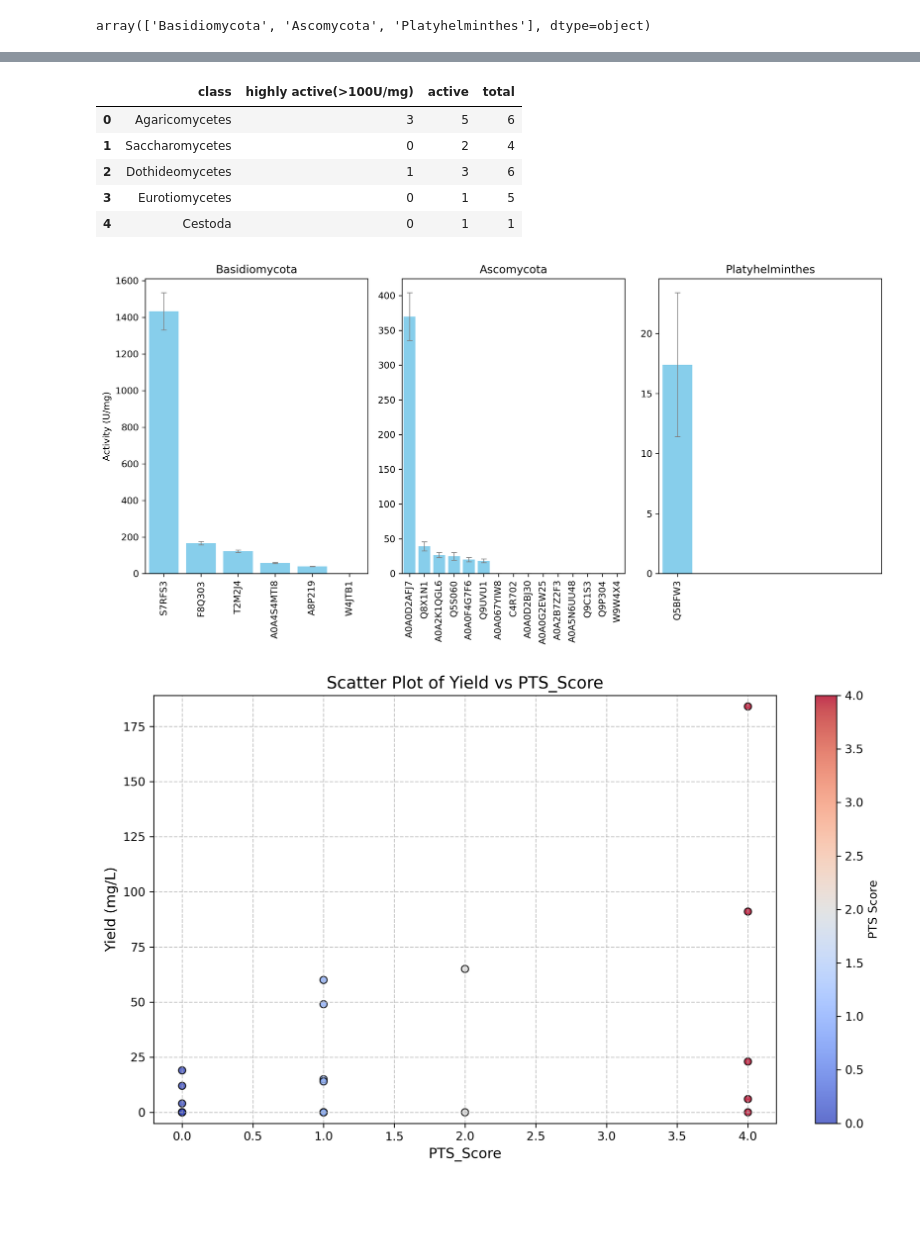
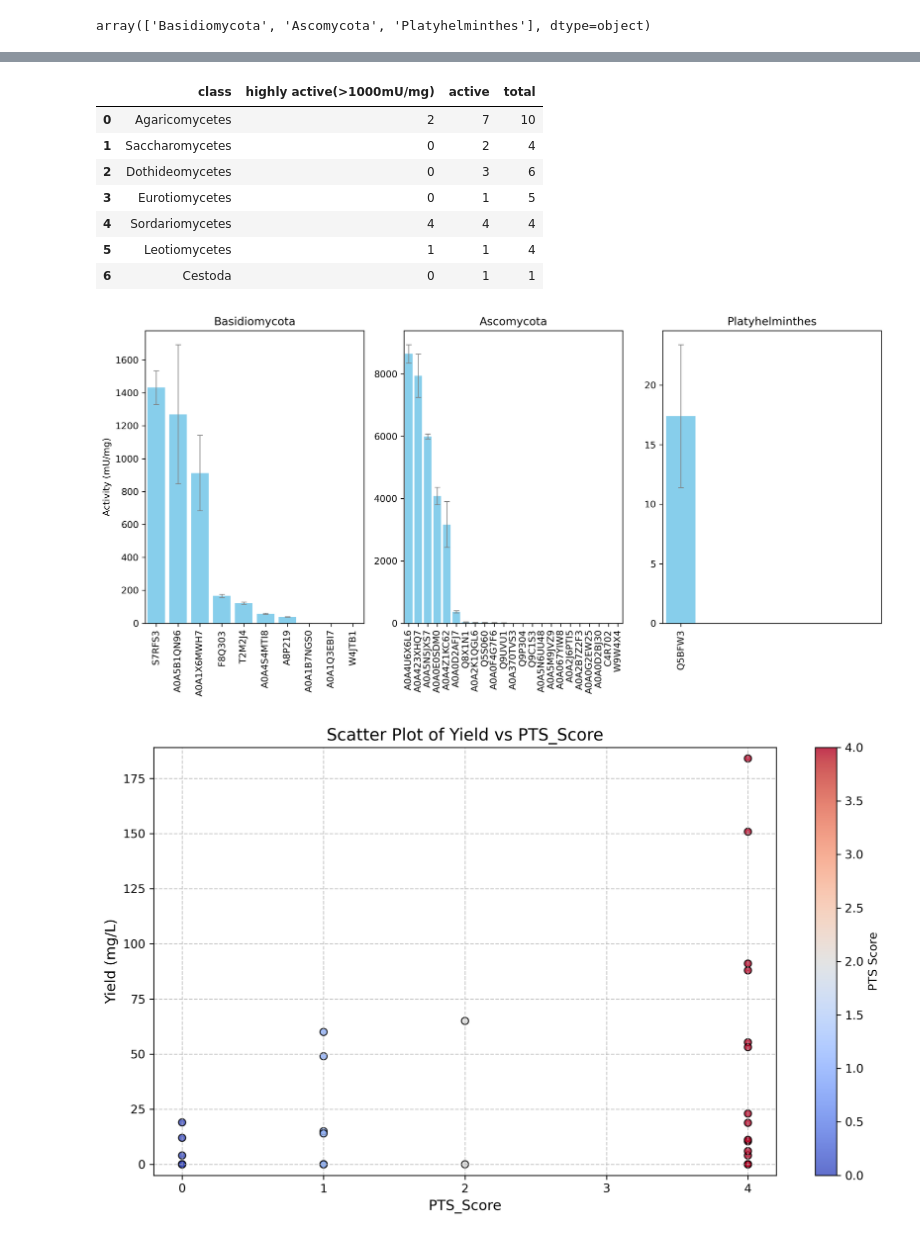
Before and after one commit to ZOOEEER/enzyme-mining-aox, a Jupyter notebook: 8-results-analysis.ipynb, the cells around one changed output, grey strips where cells are left out. Drawn from its saved outputs; the diff is of its cells as text; code cells hidden in the pictures; blank space fills up the shorter version.

```diff
--- a/8-results-analysis.ipynb
+++ b/8-results-analysis.ipynb
@@ -11,12 +11,14 @@ print(CURRENT_DIR)
 d:\Python\aox\enzyme-mining-aox
 # %%
 DATADIR = os.path.join(CURRENT_DIR, "data", "aox")
+RAWDIR = os.path.join(DATADIR, "raw")
 RESULTDIR = join(DATADIR, "result")
 SSN_DIR = join(DATADIR, "graph", "acc")
 
 filenames = {
     "experiment_result": join(RESULTDIR, "experiment_result.tsv"), # the experiment results
     "sequence_picked": join(RESULTDIR, "sequence_picked_results.tsv"), # the picked sequence
+    "known_sequence": join(RAWDIR, "known_sequence.tsv"), # the refered sequence (22)
     "node_new": join(SSN_DIR, "node_new.tsv"),
     "sequence_picked_result": join(RESULTDIR, "sequence_picked_results.tsv"),
 }
@@ -76,7 +78,12 @@ print(len(sequence_picked_id)) # 357
 experiment_result = pd.read_csv(filenames['experiment_result'], sep='\t')
 experiment_result['r_name'] = experiment_result['name'].apply(lambda x: ncbi_uniprot_map.get(x, x))
 experiment_result['picked'] = experiment_result['r_name'].apply(lambda x: x in sequence_picked_id)
-experiment_result = experiment_result.sort_values(by=['round', 'activity(U/mg)', 'Yield (mg/L)', 'picked', 'r_name'], ascending=[True, False, False, False, True]).reset_index(drop=True)
+experiment_result['referenced'] = experiment_result['name'].apply(lambda x:  x in ncbi_uniprot_map.keys())
+bl_merge_2_3 = True
+if bl_merge_2_3:
+
+    experiment_result['round'] = experiment_result['round'].apply(lambda x: 2 if x==3 else x)
+experiment_result = experiment_result.sort_values(by=['round', 'activity(mU/mg)', 'Yield (mg/L)', 'picked', 'r_name'], ascending=[True, False, False, False, True]).reset_index(drop=True)
 # S7RFS3 # A8DPS4
 # A0A642VDA0 # unique
 experiment_result
@@ -269,12 +395,14 @@ plt.show()
 # %%
-pd.DataFrame(results, columns=['class', f'highly active(>{activity_threshold}U/mg)', 'active', 'total'])
+pd.DataFrame(results, columns=['class', f'highly active(>{activity_threshold}mU/mg)', 'active', 'total'])
 # %% [output]
-|  | class | highly active(>100U/mg) | active | total |
-| 0 | Agaricomycetes | 3 | 5 | 6 |
+|  | class | highly active(>1000mU/mg) | active | total |
+| 0 | Agaricomycetes | 2 | 7 | 10 |
 | 1 | Saccharomycetes | 0 | 2 | 4 |
-| 2 | Dothideomycetes | 1 | 3 | 6 |
+| 2 | Dothideomycetes | 0 | 3 | 6 |
 | 3 | Eurotiomycetes | 0 | 1 | 5 |
-| 4 | Cestoda | 0 | 1 | 1 |
+| 4 | Sordariomycetes | 4 | 4 | 4 |
+| 5 | Leotiomycetes | 1 | 1 | 4 |
+| 6 | Cestoda | 0 | 1 | 1 |
 # %%
 # Adjusted code to apply a similar visualization style for phylum
 phylums = ['Basidiomycota', 'Ascomycota', 'Platyhelminthes']
@@ -284,14 +412,14 @@ axes_phylum = axes_phylum.flatten()
 
 for i, phyl in enumerate(phylums):
     subset = df[df['phylum'] == phyl]
-    subset = subset.sort_values(by='activity(U/mg)', ascending=False)
+    subset = subset.sort_values(by='activity(mU/mg)', ascending=False)
     ax = axes_phylum[i]
     x_positions = range(len(subset))  # Adjust x positions based on the subset size
 
     # Plot with a consistent bar width
     ax.bar(
         x_positions,
-        subset['activity(U/mg)'],
+        subset['activity(mU/mg)'],
         yerr=subset['SD'],
         color='skyblue',
         width=0.8,
@@ -306,7 +434,7 @@ for i, phyl in enumerate(phylums):
     # Adjust xlim to maintain visual consistency
     ax.set_xlim([-0.5, -0.5+max(6, len(subset))])
     ax.set_title(f"{phyl}")
-    ax.set_ylabel("Activity (U/mg)" if i == 0 else "")
+    ax.set_ylabel("Activity (mU/mg)" if i == 0 else "")
     ax.set_xticks(x_positions)
     ax.set_xticklabels(subset['r_name'], rotation=90)
     # ax.set_xlabel("r_name")
@@ -314,7 +442,7 @@ for i, phyl in enumerate(phylums):
 fig_phylum.tight_layout()
 plt.show()
 # %% [output]
-[figure, old version]
+[figure, new version]
 # %%
 ### corelation
 
@@ -322,40 +450,43 @@ plt.show()
 # %%
 sequence_picked_results = pd.read_csv(filenames['sequence_picked_result'], sep='\t')
+sequence_picked_results['length'] = sequence_picked_results['seq'].apply(lambda x: len(x.replace('-', '')))
 sequence_picked_results['sequence_id_r'] = sequence_picked_results['sequence_id'].apply(lambda x: ncbi_uniprot_map.get(x,x))
 
 experiment_result_picked_with_sequence_score = pd.merge(
     experiment_result[experiment_result['picked']==True],
-    sequence_picked_results[['seq_score', 'tax_score', 'sequence_id_r']],
+    sequence_picked_results[['seq_score', 'tax_score', 'sequence_id_r', 'length']],
     left_on='r_name', right_on='sequence_id_r', how='left'
 ).drop_duplicates(subset=['name'])
 # %%
 # Replace the long DataFrame name with a shorter one
 df = experiment_result_picked_with_sequence_score
 df['pts_score'] = (34 - df['seq_score'])*10
 
 # Create scatter plot
 plt.figure(figsize=(10, 6), dpi=300)
 scatter = plt.scatter(
     df['pts_score'],
     df['Yield (mg/L)'],
     c=df['pts_score'],  # Color points by pts_score
     cmap='coolwarm',
     edgecolor='black',
     alpha=0.8
 )
 plt.colorbar(scatter, label="PTS Score")  # Add colorbar for seq_score
 plt.title("Scatter Plot of Yield vs PTS_Score", fontsize=14)
 plt.xlabel("PTS_Score", fontsize=12)
 plt.ylabel("Yield (mg/L)", fontsize=12)
 plt.grid(True, linestyle='--', alpha=0.7)
 plt.tight_layout()
 
 # Adjust axis limits dynamically based on data range
 plt.xlim((-0.2, 4+0.2))
+plt.xticks(range(0,5))
+
 plt.ylim(df['Yield (mg/L)'].min() - 5, df['Yield (mg/L)'].max() + 5)
 
 plt.show()
 # %% [output]
-[figure, old version]
+[figure, new version]
 # %%
 pts_score_threshold = 0.8
```
Also changed, not shown: parts of 14 cells of this notebook, 31 other files.
